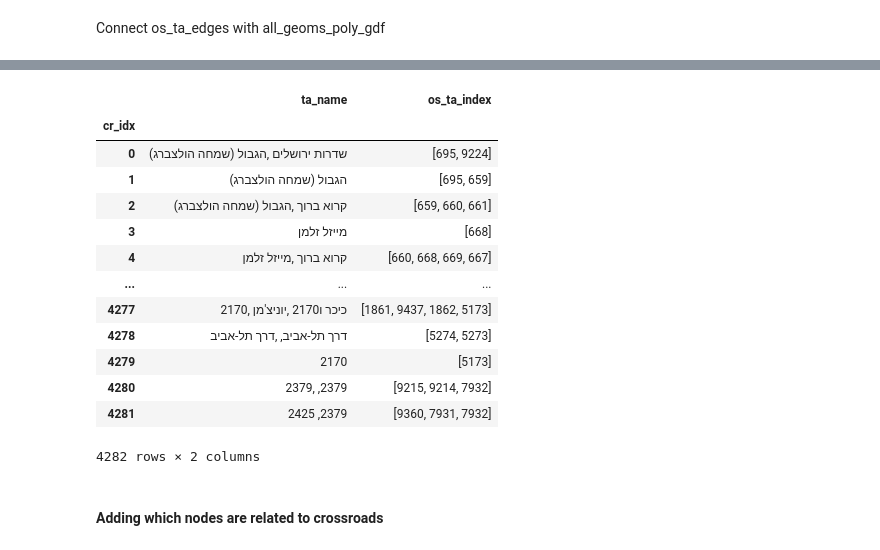
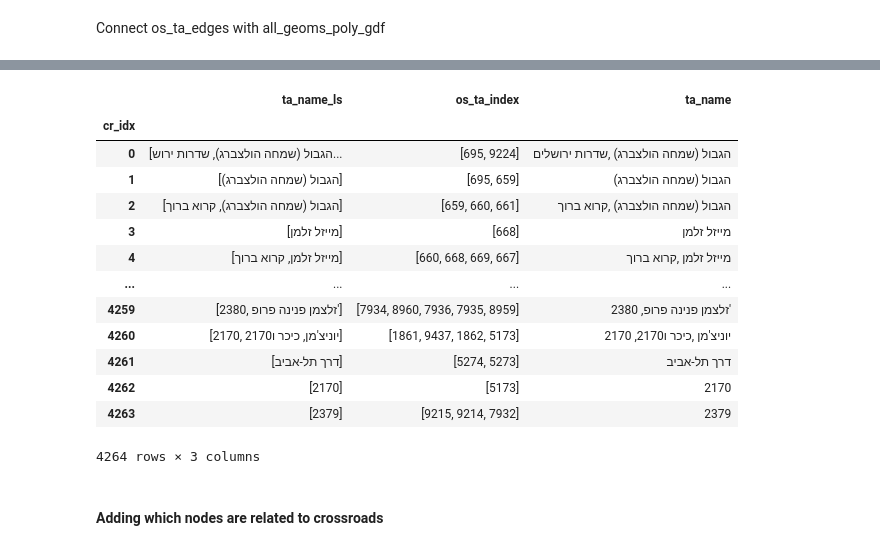
Before and after one commit to tryko/anyway, a Jupyter notebook: 00_C_creating_and_organizing_OSM_02.ipynb, the cells around one changed output, grey strips where cells are left out. Cells and saved outputs as stored; diff of their text form; code cells hidden in the pictures.

```diff
--- a/00_C_creating_and_organizing_OSM_02.ipynb
+++ b/00_C_creating_and_organizing_OSM_02.ipynb
@@ -1192,28 +1222,45 @@ ta_edges_all_cr_joined.head(3)
-# %%
-def get_cr_name(arr):
-    arr_stripped = [s.strip() for s in arr]
-    arr_sorted = sorted(arr_stripped)
-    u_ls = list(set(arr_sorted))
-    str_j = ' ,'.join(u_ls)
-    return str_j
+# %%
+def get_cr_name(arr):
+    # This list will hold all the individual items after splitting
+    new_items = []
+
+    for s in arr:
+        # Split by comma to separate values
+        parts = s.split(',')
+        for part in parts:
+            # Strip spaces and commas
+            stripped_part = part.strip(" ,")
+            # Only add if not empty string
+            if stripped_part:
+                new_items.append(stripped_part)
+
+    # Remove duplicates using set, then convert back to list
+    unique_items = list(set(new_items))
+
+    # Sort alphabetically (optional, if desired)
+    unique_items.sort()
+
+    return unique_items
 # %%
 ta_joined_gb_ta_name = ta_edges_all_cr_joined.groupby('cr_idx').agg({'ta_name':get_cr_name, 'os_ta_index':pd.unique})
 
+ta_joined_gb_ta_name.columns = ['ta_name_ls', 'os_ta_index']
+ta_joined_gb_ta_name['ta_name'] = ta_joined_gb_ta_name.ta_name_ls.apply(lambda x:  ' ,'.join(x))
 ta_joined_gb_ta_name
 # %% [output]
-|  | ta_name | os_ta_index |
-| cr_idx |  |  |
-| 0 | שדרות ירושלים ,הגבול (שמחה הולצברג) | [695, 9224] |
-| 1 | הגבול (שמחה הולצברג) | [695, 659] |
-| 2 | קרוא ברוך ,הגבול (שמחה הולצברג) | [659, 660, 661] |
-| 3 | מייזל זלמן | [668] |
-| 4 | קרוא ברוך ,מייזל זלמן | [660, 668, 669, 667] |
-| ... | ... | ... |
-| 4277 | כיכר ו2170 ,יוניצ'מן ,2170 | [1861, 9437, 1862, 5173] |
-| 4278 | דרך תל-אביב, ,דרך תל-אביב | [5274, 5273] |
-| 4279 | 2170 | [5173] |
-| 4280 | 2379, ,2379 | [9215, 9214, 7932] |
-| 4281 | 2425 ,2379 | [9360, 7931, 7932] |
+|  | ta_name_ls | os_ta_index | ta_name |
+| cr_idx |  |  |  |
+| 0 | [הגבול (שמחה הולצברג), שדרות ירוש... | [695, 9224] | הגבול (שמחה הולצברג) ,שדרות ירושלים |
+| 1 | [הגבול (שמחה הולצברג)] | [695, 659] | הגבול (שמחה הולצברג) |
+| 2 | [הגבול (שמחה הולצברג), קרוא ברוך] | [659, 660, 661] | הגבול (שמחה הולצברג) ,קרוא ברוך |
+| 3 | [מייזל זלמן] | [668] | מייזל זלמן |
+| 4 | [מייזל זלמן, קרוא ברוך] | [660, 668, 669, 667] | מייזל זלמן ,קרוא ברוך |
+| ... | ... | ... | ... |
+| 4259 | [2380, זלצמן פנינה פרופ'] | [7934, 8960, 7936, 7935, 8959] | 2380 ,זלצמן פנינה פרופ' |
+| 4260 | [2170, יוניצ'מן, כיכר ו2170] | [1861, 9437, 1862, 5173] | 2170 ,יוניצ'מן ,כיכר ו2170 |
+| 4261 | [דרך תל-אביב] | [5274, 5273] | דרך תל-אביב |
+| 4262 | [2170] | [5173] | 2170 |
+| 4263 | [2379] | [9215, 9214, 7932] | 2379 |
-4282 rows × 2 columns
+4264 rows × 3 columns
 # %%
 ta_edges_all_cr_joined['cr_name'] = ta_edges_all_cr_joined.cr_idx.map(lambda x: ta_joined_gb_ta_name.loc[x, 'ta_name'])
```
Also changed, not shown: parts of 101 cells of this notebook, 36 other files.
